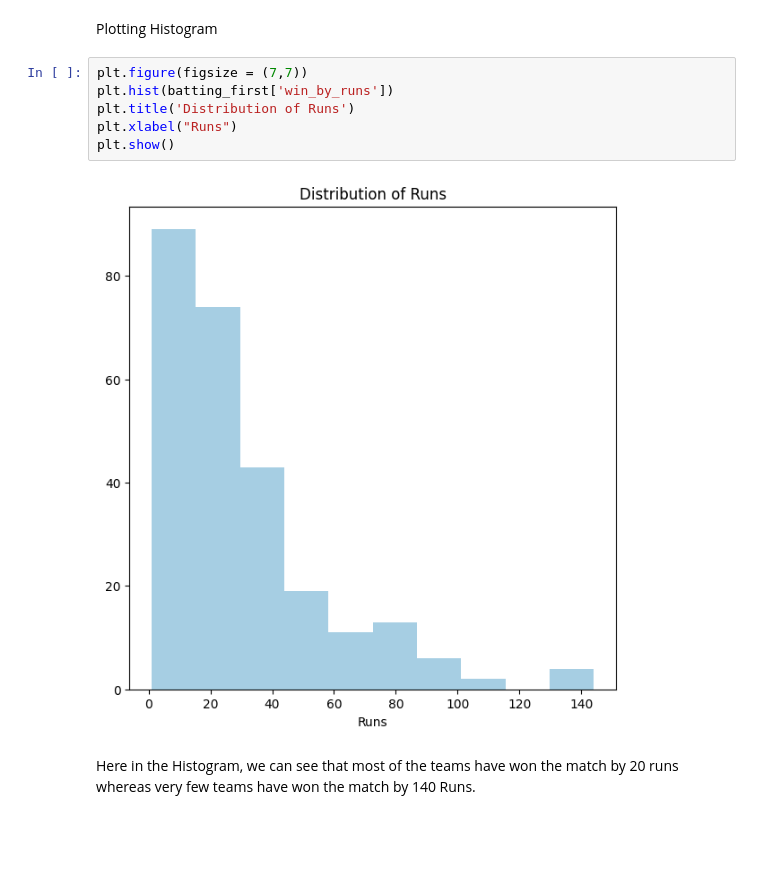
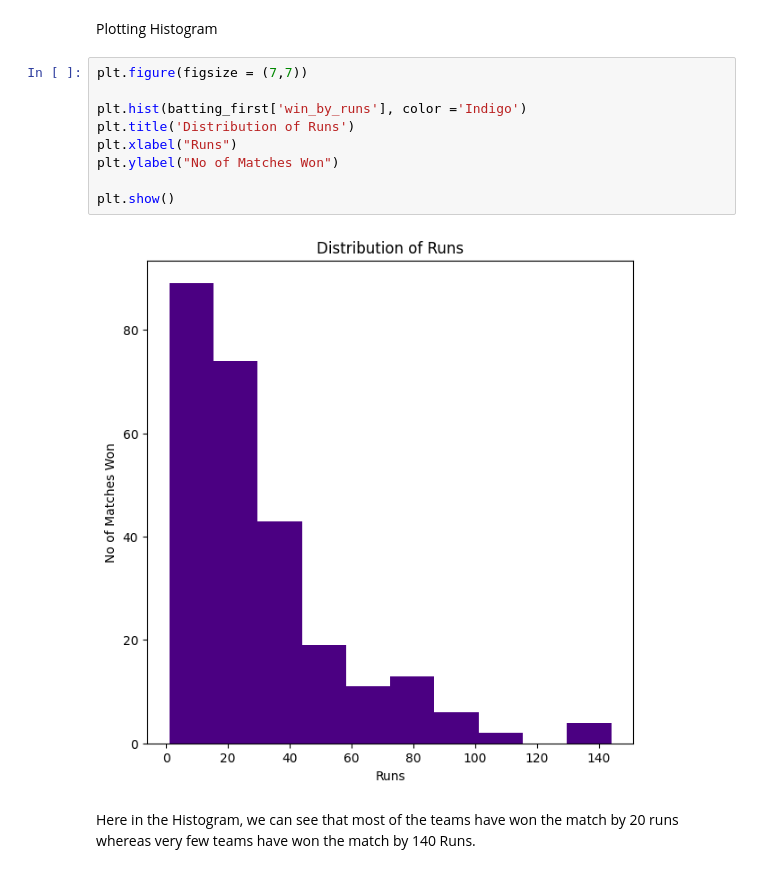
Before and after one commit to Preeyal/IPL, a Jupyter notebook: IPL_Analysis.ipynb, the cells around one changed output. Saved outputs shown, nothing was run; the diff lists cells and outputs as text; blank space fills up the shorter version.

```diff
--- a/IPL_Analysis.ipynb
+++ b/IPL_Analysis.ipynb
@@ -142,12 +142,15 @@ batting_first.head()
 Plotting Histogram
 # %%
 plt.figure(figsize = (7,7))
-plt.hist(batting_first['win_by_runs'])
+
+plt.hist(batting_first['win_by_runs'], color ='Indigo')
 plt.title('Distribution of Runs')
 plt.xlabel("Runs")
+plt.ylabel("No of Matches Won")
+
 plt.show()
 # %% [output]
-[figure, old version]
+[figure, new version]
 # %% [markdown]
 Here in the Histogram, we can see that most of the teams have won the match by 20 runs whereas very few teams have won the match by 140 Runs.
 # %%
```
Also changed, not shown: parts of 4 cells of this notebook.
